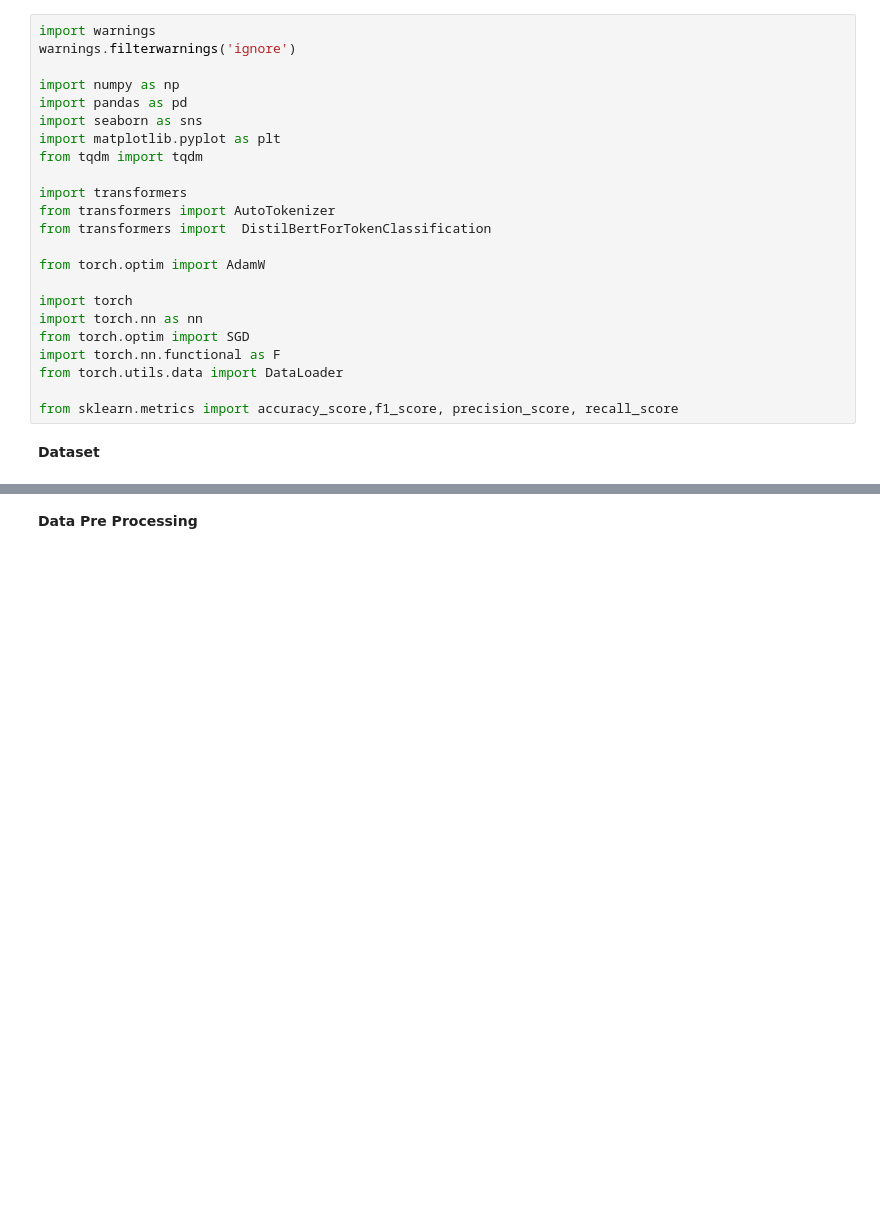
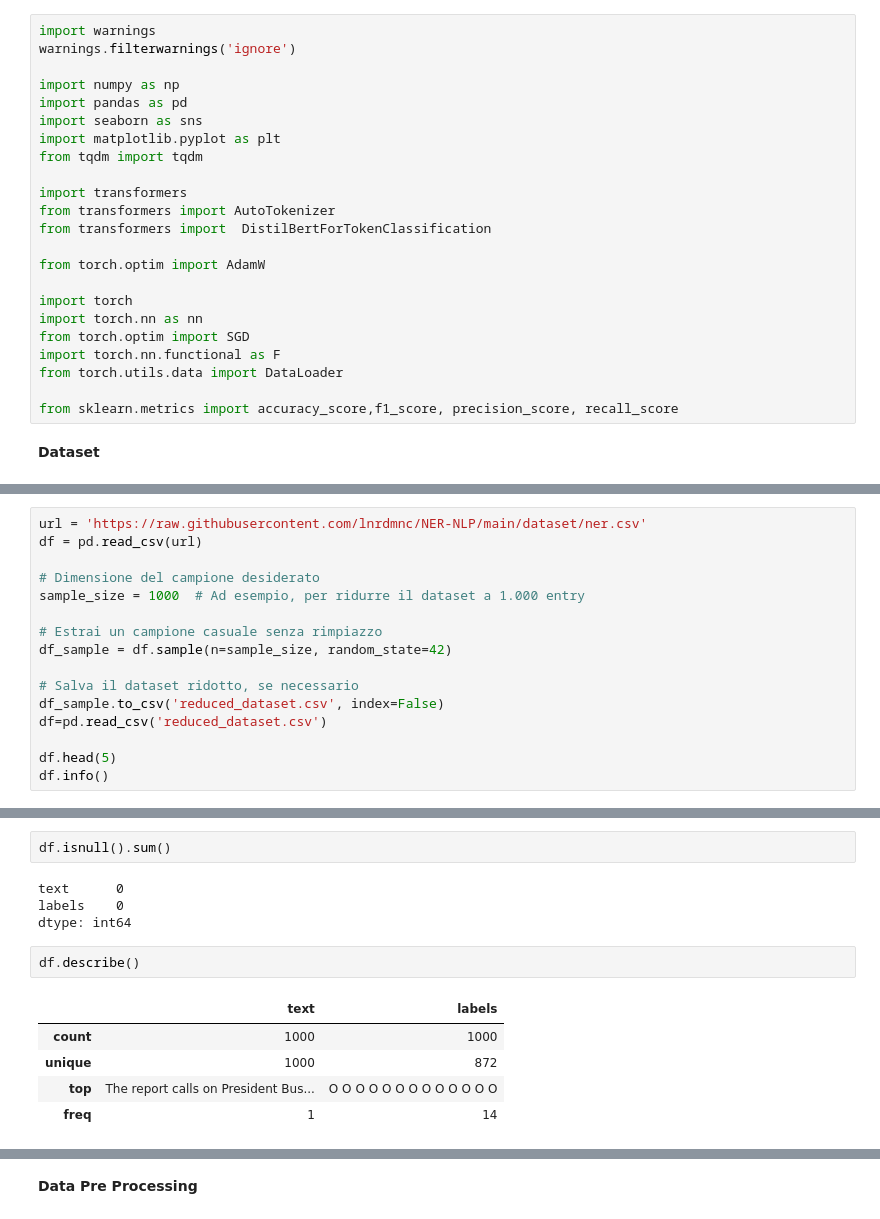
Before and after one commit to lnrdmnc/NER-NLP, a Jupyter notebook: BERT_NLP.ipynb, the cells around one changed output, grey strips where cells are left out. Saved outputs shown, nothing was run; the diff lists cells and outputs as text; blank space fills up the shorter version.

```diff
--- a/BERT_NLP.ipynb
+++ b/BERT_NLP.ipynb
@@ -40,0 +30,16 @@ df.head(5)
+# %%
+url = 'https://raw.githubusercontent.com/lnrdmnc/NER-NLP/main/dataset/ner.csv'
+df = pd.read_csv(url)
+
+# Dimensione del campione desiderato
+sample_size = 1000  # Ad esempio, per ridurre il dataset a 1.000 entry
+
+# Estrai un campione casuale senza rimpiazzo
+df_sample = df.sample(n=sample_size, random_state=42)
+
+# Salva il dataset ridotto, se necessario
+df_sample.to_csv('reduced_dataset.csv', index=False)
+df=pd.read_csv('reduced_dataset.csv')
+
+df.head(5)
+df.info()
@@ -40,0 +56,14 @@ df.head(5)
+# %%
+df.isnull().sum()
+# %% [output]
+text      0
+labels    0
+dtype: int64
+# %%
+df.describe()
+# %% [output]
+|  | text | labels |
+| count | 1000 | 1000 |
+| unique | 1000 | 872 |
+| top | The report calls on President Bus... | O O O O O O O O O O O O O |
+| freq | 1 | 14 |
```
Also changed, not shown: parts of 6 cells of this notebook.
